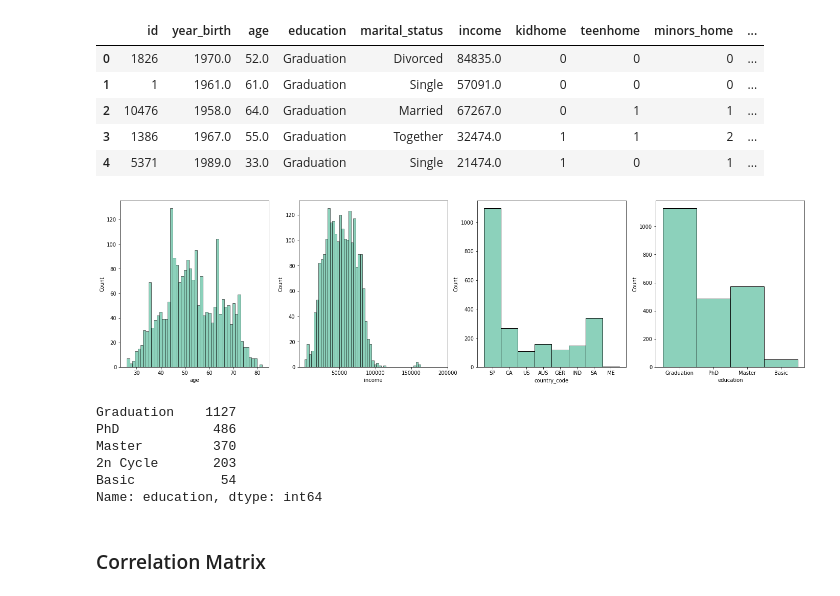
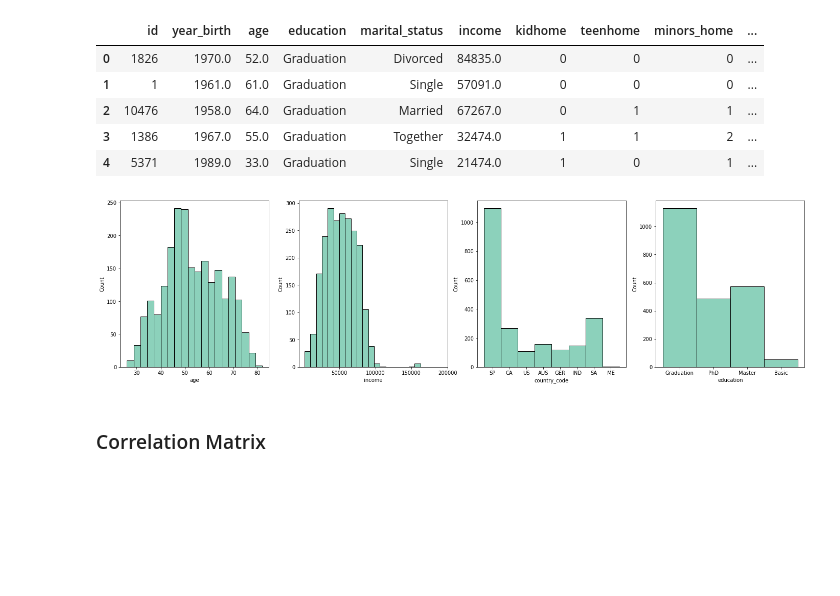
Before and after one commit to mr-emreerturk/Marketing-Analytics_EDA, a Jupyter notebook: notebook_eda.ipynb, the cells around one changed output. Drawn from its saved outputs; the diff is of its cells as text; code cells hidden in the pictures; blank space fills up the shorter version.

```diff
--- a/notebook_eda.ipynb
+++ b/notebook_eda.ipynb
@@ -305,24 +306,15 @@ df.head()
 # %%
 fig, ax = plt.subplots(1,4,figsize=(24,6))
 
-sns.histplot(df, x="age", ax=ax[0], bins=50)
-sns.histplot(df, x="income", ax=ax[1], bins=50)
+sns.histplot(df, x="age", ax=ax[0], bins=20)
+sns.histplot(df, x="income", ax=ax[1], bins=20)
 sns.histplot(df, x="country_code", ax=ax[2])
 sns.histplot(df, x="education", ax=ax[3])
 
 ax[1].set_xticks([50000,100000,150000,200000])
 plt.show()
 # %% [output]
-[figure, old version]
+[figure, new version]
-# %%
-df.education.value_counts()
-# %% [output]
-Graduation    1127
-PhD            486
-Master         370
-2n Cycle       203
-Basic           54
-Name: education, dtype: int64
 # %% [markdown]
 ### Correlation Matrix
 # %%
```
Also changed, not shown: parts of 13 cells of this notebook.
